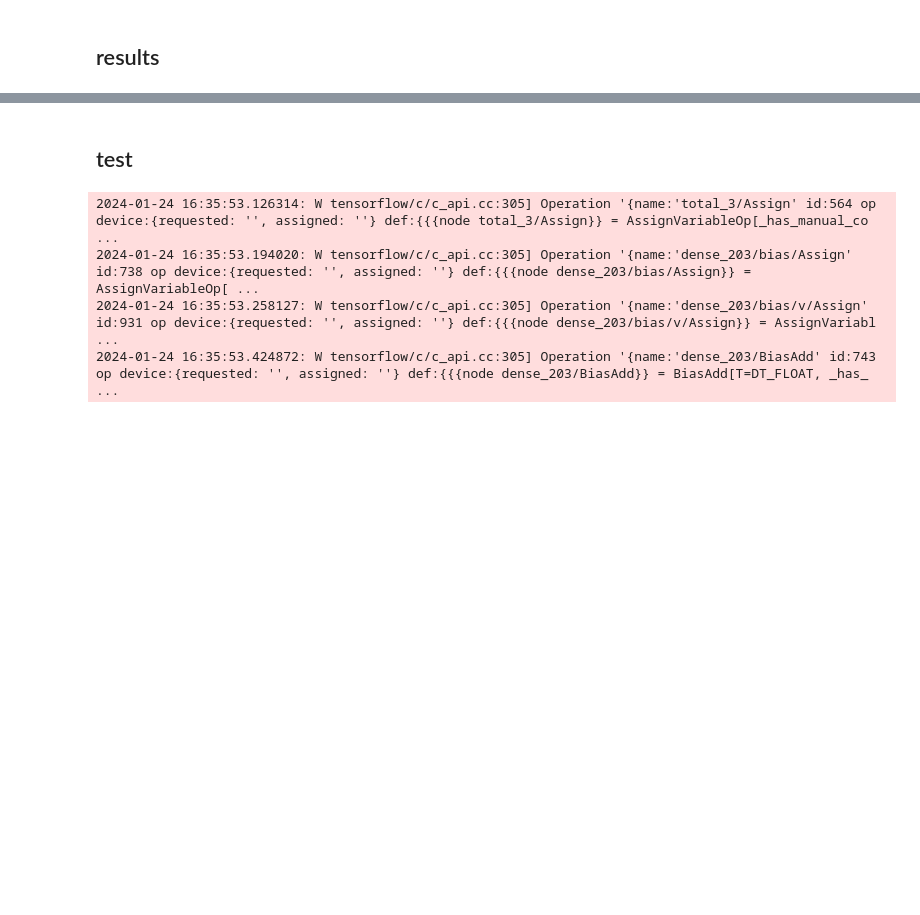
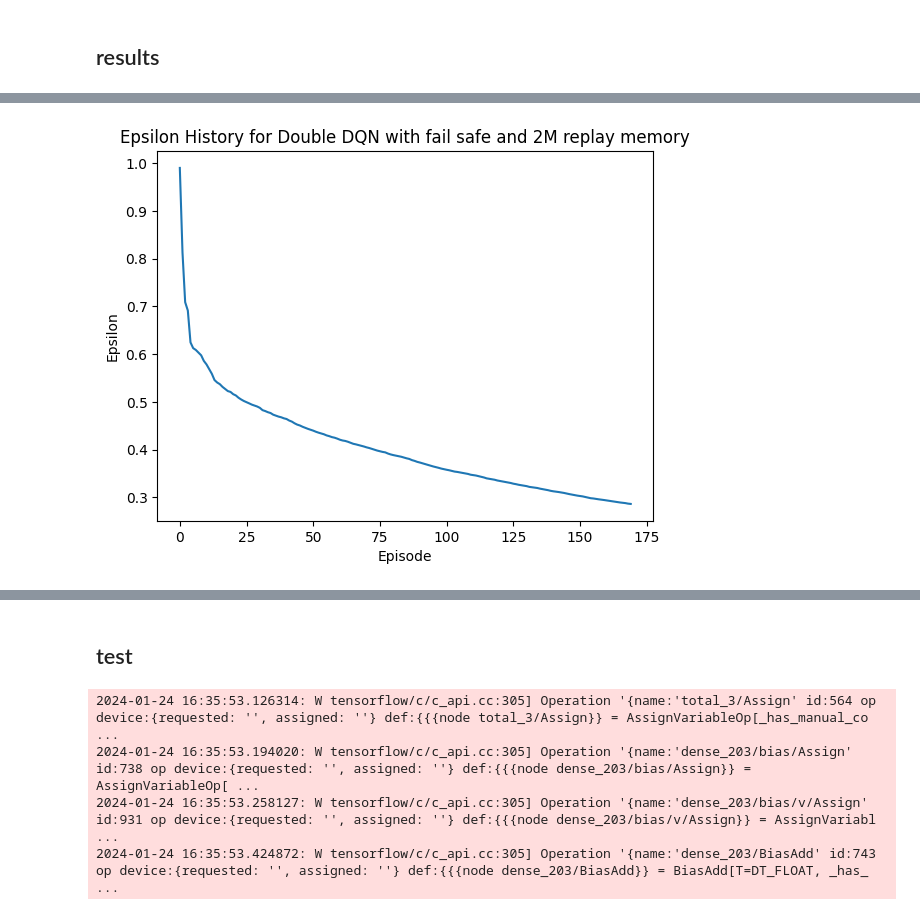
Before and after one commit to driessenslucas/researchproject, a Jupyter notebook: training/ResearchProject_v2.ipynb, the cells around one changed output, grey strips where cells are left out. Drawn from its saved outputs; the diff is of its cells as text; code cells hidden in the pictures; blank space fills up the shorter version.

```diff
--- a/training/ResearchProject_v2.ipynb
+++ b/training/ResearchProject_v2.ipynb
@@ -1076,0 +1070,9 @@ plt.show()
+# %%
+#plot epsilon over time
+plt.plot(epsilon_history)
+plt.xlabel('Episode')
+plt.ylabel('Epsilon')
+plt.title('Epsilon History for Double DQN with fail safe and 2M replay memory')
+plt.show()
+# %% [output]
+[figure, added]
```
Also changed, not shown: parts of 8 cells of this notebook, 4 other files.
